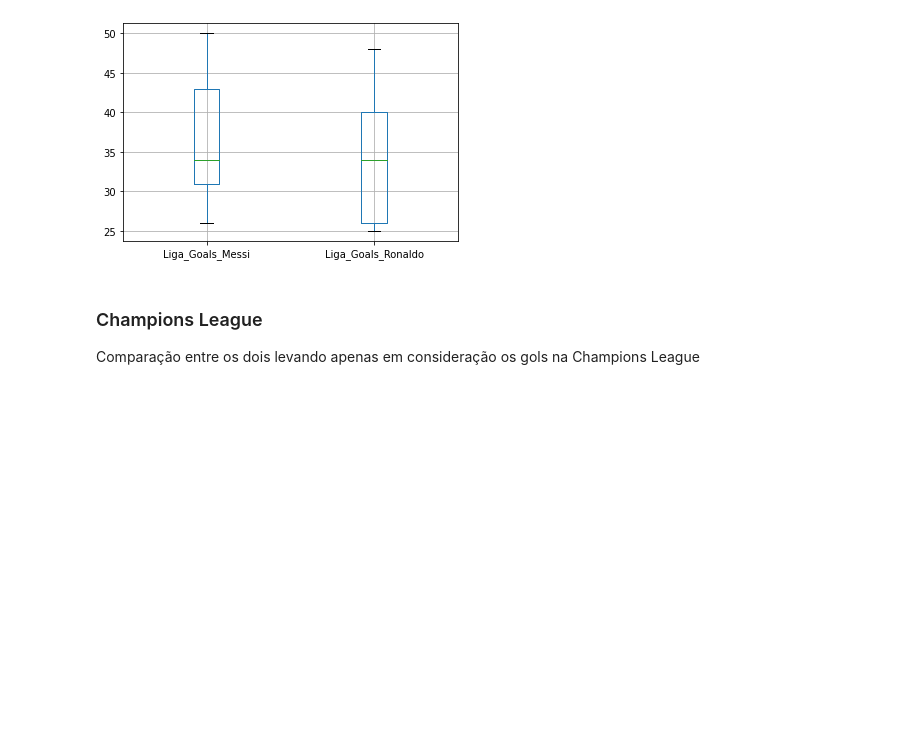
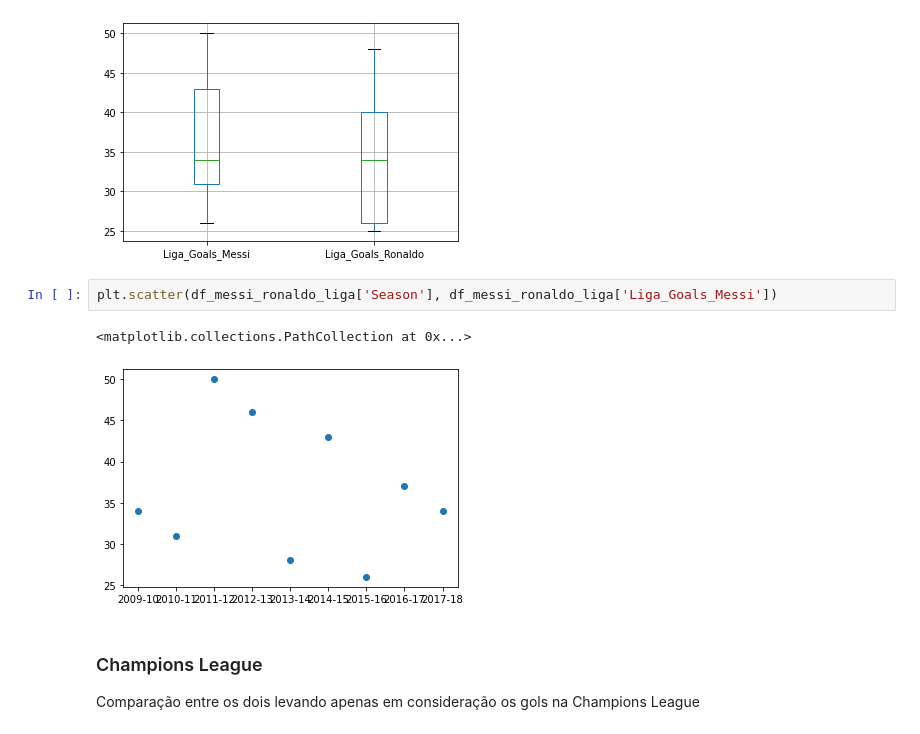
Before and after one commit to Marco87/Projects, a Jupyter notebook: Python/Projetos/MessiRonaldo/messironaldo.ipynb, the cells around one changed output. Cells and saved outputs as stored; diff of their text form; blank space fills up the shorter version.

```diff
--- a/Python/Projetos/MessiRonaldo/messironaldo.ipynb
+++ b/Python/Projetos/MessiRonaldo/messironaldo.ipynb
@@ -206,6 +206,11 @@ df_messi_ronaldo_liga.boxplot(column = ['Liga_Goals_Messi', 'Liga_Goals_Ronaldo'
 # %% [output]
 <matplotlib.axes._subplots.AxesSubplot at 0x...>
 [figure]
+# %%
+plt.scatter(df_messi_ronaldo_liga['Season'], df_messi_ronaldo_liga['Liga_Goals_Messi'])
+# %% [output]
+<matplotlib.collections.PathCollection at 0x...>
+[figure, added]
 # %% [markdown]
 ### Champions League
 
```
Also changed, not shown: parts of 1 cell of this notebook.
